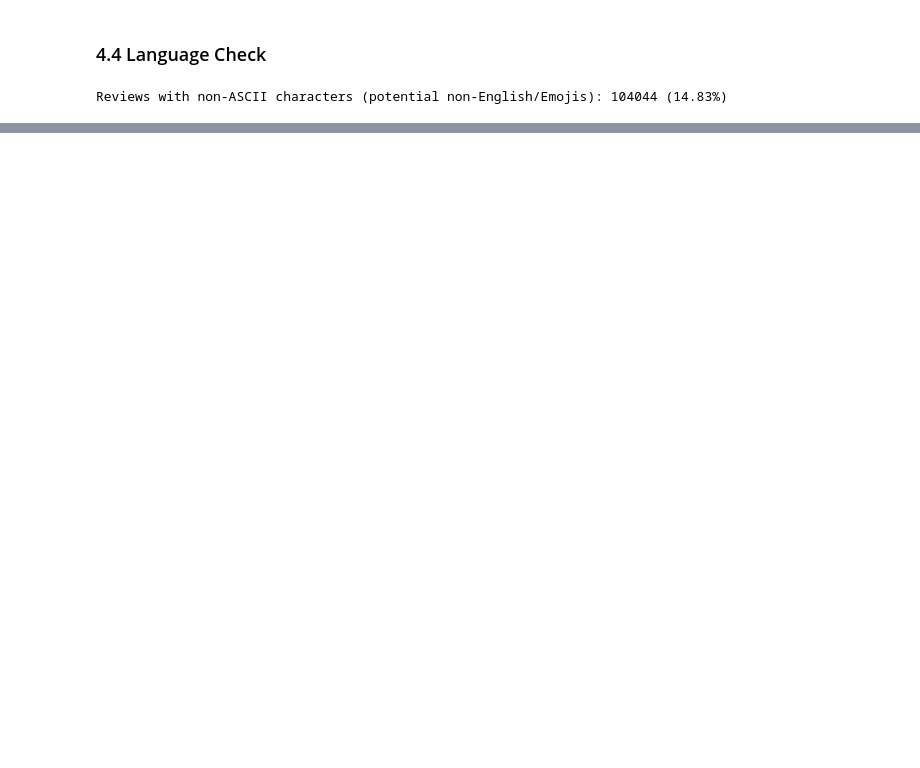
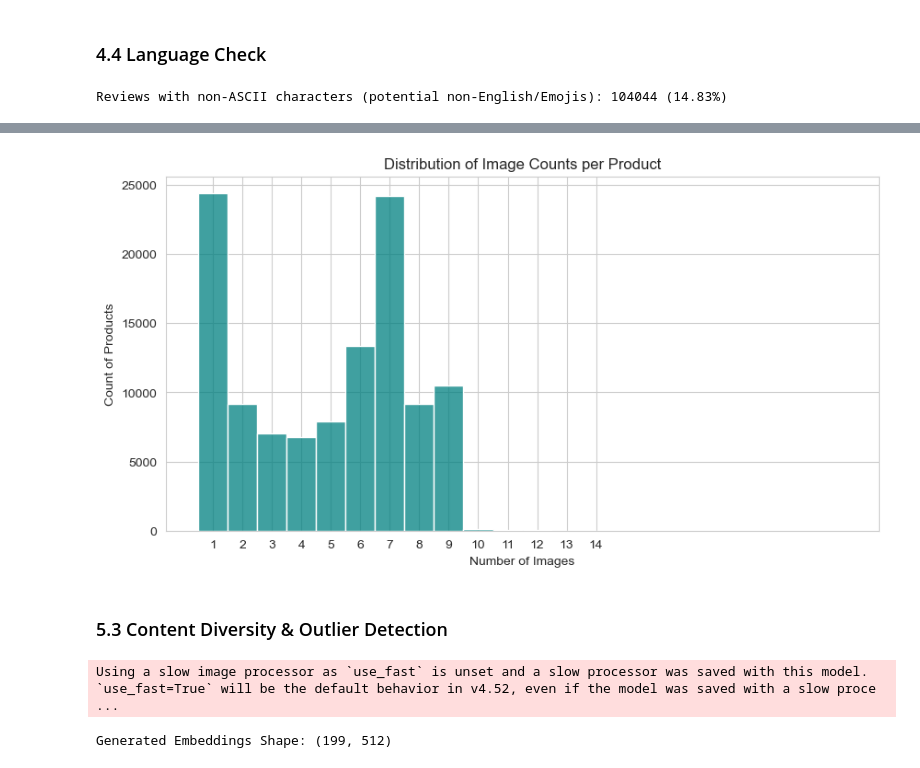
Before and after one commit to chienlax/final_cv, a Jupyter notebook: notebook/EDA.ipynb, the cells around one changed output, grey strips where cells are left out. Drawn from its saved outputs; the diff is of its cells as text; code cells hidden in the pictures; blank space fills up the shorter version.

```diff
--- a/notebook/EDA.ipynb
+++ b/notebook/EDA.ipynb
@@ -407,0 +477,7 @@ Reviews with non-ASCII characters (potential non-English/Emojis): 104044 (14.83%
+# %%
+parsed_data = metadata_df['images'].apply(parse_image_metadata).apply(pd.Series)
+parsed_data.columns = ['primary_image_url', 'image_count']
+
+# Assign back to metadata dataframe
+metadata_df['primary_image_url'] = parsed_data['primary_image_url']
+metadata_df['image_count'] = parsed_data['image_count']
@@ -407,0 +574,39 @@ Reviews with non-ASCII characters (potential non-English/Emojis): 104044 (14.83%
+# %%
+# Distribution of Image Counts (Single Shot vs Multi-Angle)
+plt.figure(figsize=(10, 5))
+# Filter 0 counts for better log scale visualization
+counts = metadata_df[metadata_df['image_count'] > 0]['image_count']
+sns.histplot(counts, discrete=True, color='teal')
+plt.title('Distribution of Image Counts per Product')
+plt.xlabel('Number of Images')
+plt.ylabel('Count of Products')
+plt.xticks(range(1, 15)) # Usually maxes out around 10-15
+plt.show()
+# %% [output]
+[figure, added]
+# %% [markdown]
+### 5.3 Content Diversity & Outlier Detection
+# %%
+# 1. Load CLIP Model
+model_id = "openai/clip-vit-base-patch32"
+model = CLIPModel.from_pretrained(model_id)
+processor = CLIPProcessor.from_pretrained(model_id)
+
+# 2. Generate Embeddings
+# We process the downloaded images from the previous step
+imgs_pil = [item['image'] for item in downloaded_images]
+
+# Batch process images
+inputs = processor(images=imgs_pil, return_tensors="pt", padding=True)
+
+with torch.no_grad():
+    image_features = model.get_image_features(**inputs)
+
+# Normalize embeddings for cosine similarity
+image_features = image_features / image_features.norm(p=2, dim=-1, keepdim=True)
+embeddings = image_features.cpu().numpy()
+
+print(f"Generated Embeddings Shape: {embeddings.shape}")
+# %% [output]
+Using a slow image processor as `use_fast` is unset and a slow processor was saved with this model. `use_fast=True` will be the default behavior in v4.52, even if the model was saved with a slow proce ...
+Generated Embeddings Shape: (199, 512)
```
Also changed, not shown: parts of 20 cells of this notebook.
